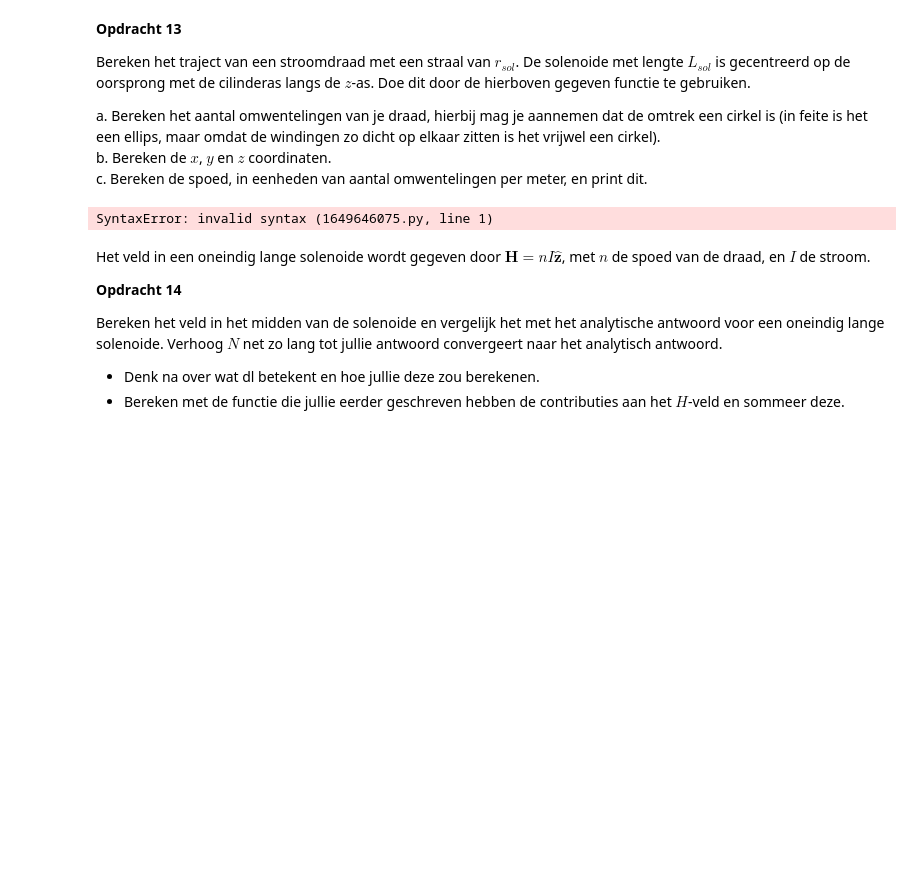
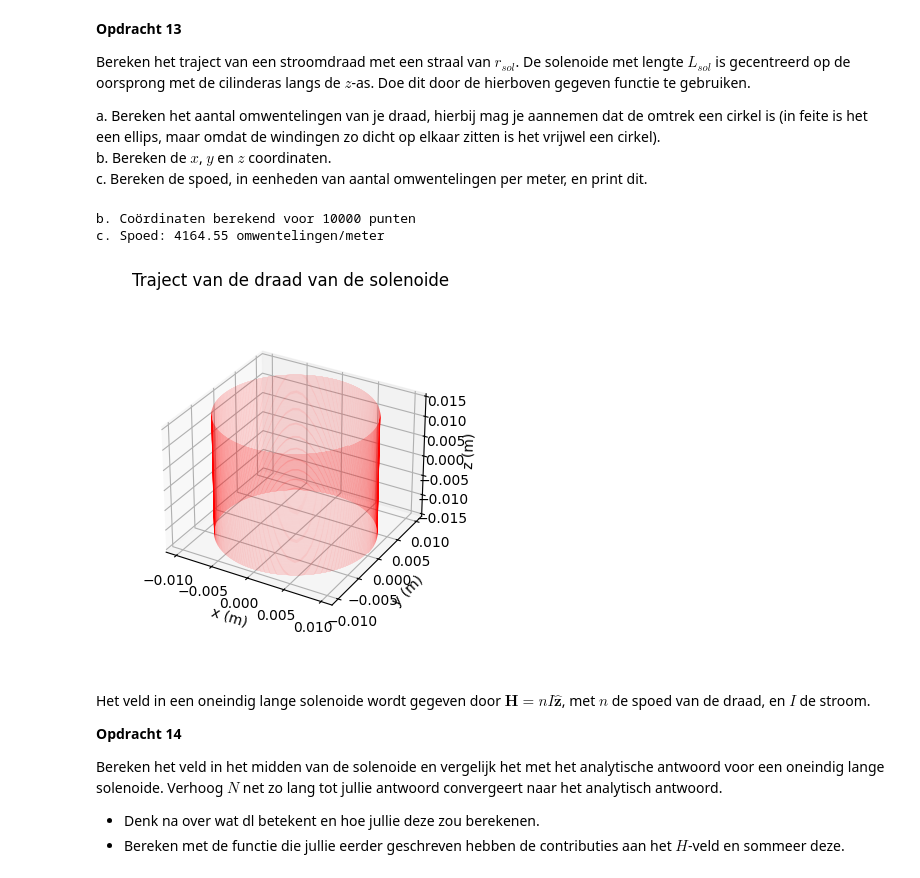
Before and after one commit to luucleclercq/opdrachten-DEF-D-Luuc, a Jupyter notebook: DigitaleOntwerpopdrachten/2KrachtactuatorOpdracht/2KrachtactuatorOpdracht/KrachtactuatorOpdracht.ipynb, the cells around one changed output. Cells and saved outputs as stored; diff of their text form; code cells hidden in the pictures; blank space fills up the shorter version.

```diff
--- a/DigitaleOntwerpopdrachten/2KrachtactuatorOpdracht/2KrachtactuatorOpdracht/KrachtactuatorOpdracht.ipynb
+++ b/DigitaleOntwerpopdrachten/2KrachtactuatorOpdracht/2KrachtactuatorOpdracht/KrachtactuatorOpdracht.ipynb
@@ -404,19 +416,35 @@ a. Bereken het aantal omwentelingen van je draad, hierbij mag je aannemen dat de
 b. Bereken de $x$, $y$ en $z$ coordinaten.\
 c. Bereken de spoed, in eenheden van aantal omwentelingen per meter, en print dit.
 # %%
-l_draad = # Lengte draad
-r_sol = # Straal solenoide
-L_sol = # Lengte solenoide
-N = # Aantal wikkeling
+I = 0.5
+l_draad = 7.85  # Lengte draad
+r_sol = 0.01# Straal solenoide
+L_sol = 0.03 # Lengte solenoide
+omtrek = 2 * np.pi * r_sol
+aantal_omwentelingen = l_draad / omtrek
+N = 10000  # Aantal punten voor de parametrisatie (makkelijk aanpasbaar)
+x, y, z = parametrisatie(N, r_sol, aantal_omwentelingen, L_sol)
+
+print(f"b. Coördinaten berekend voor {N} punten")
+
+# c. Bereken de spoed (aantal omwentelingen per meter)
+spoed = aantal_omwentelingen / L_sol
+print(f"c. Spoed: {spoed:.2f} omwentelingen/meter")
 
 # Enkele plots
-ax=plt.figure().add_subplot(projection='3d')
+fig = plt.figure()
+ax = fig.add_subplot(projection='3d')
 plt.title('Traject van de draad van de solenoide')
 plt.plot(x, y, z, '-r', linewidth=0.1)
 ax.set_box_aspect(aspect=None, zoom=0.8)
-ax.set_xlabel('x (m)'), ax.set_ylabel('y (m)'), ax.set_zlabel('z (m)')
+ax.set_xlabel('x (m)')
+ax.set_ylabel('y (m)')
+ax.set_zlabel('z (m)')
+plt.show()
 # %% [output]
-SyntaxError: invalid syntax (1649646075.py, line 1)
+b. Coördinaten berekend voor 10000 punten
+c. Spoed: 4164.55 omwentelingen/meter
+[figure, added]
 # %% [markdown]
 Het veld in een oneindig lange solenoide wordt gegeven door $\mathbf{H} = n I \hat{\mathbf{z}}$, met $n$ de spoed van de draad, en $I$ de stroom.
 
```
Also changed, not shown: parts of 22 cells of this notebook, 3 other files.
